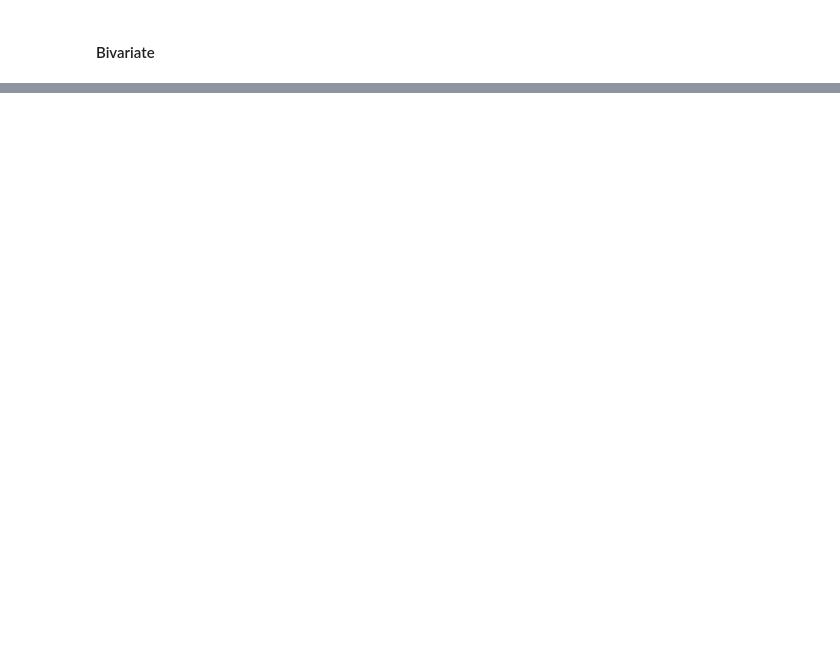
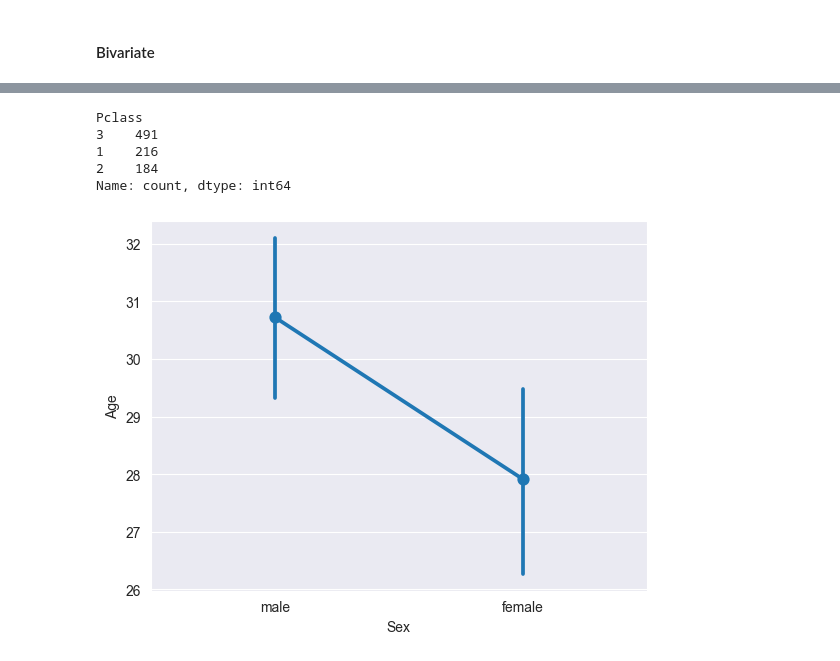
Before and after one commit to apbadzioch/DataSci_FA24, a Jupyter notebook: Module_07/Badzioch_Lab07_part1.ipynb, the cells around one changed output, grey strips where cells are left out. Saved outputs shown, nothing was run; the diff lists cells and outputs as text; code cells hidden in the pictures; blank space fills up the shorter version.

```diff
--- a/Module_07/Badzioch_Lab07_part1.ipynb
+++ b/Module_07/Badzioch_Lab07_part1.ipynb
@@ -525,0 +543,14 @@ plt.grid();
+# %%
+titanic['Pclass'].value_counts()
+#observation:
+# %% [output]
+Pclass
+3    491
+1    216
+2    184
+Name: count, dtype: int64
+# %%
+sns.pointplot(x='Sex', y='Age', data=titanic);
+#observation:
+# %% [output]
+[figure, added]
```
Also changed, not shown: parts of 43 cells of this notebook, 2 other files.
